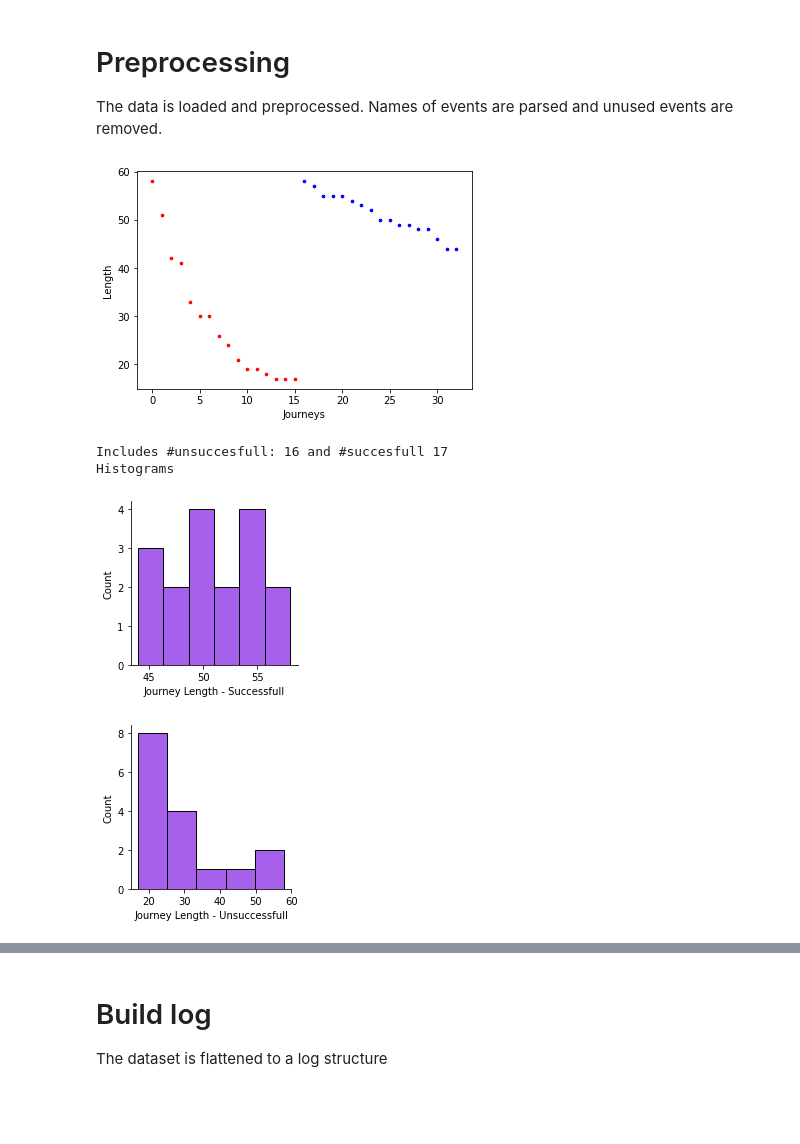
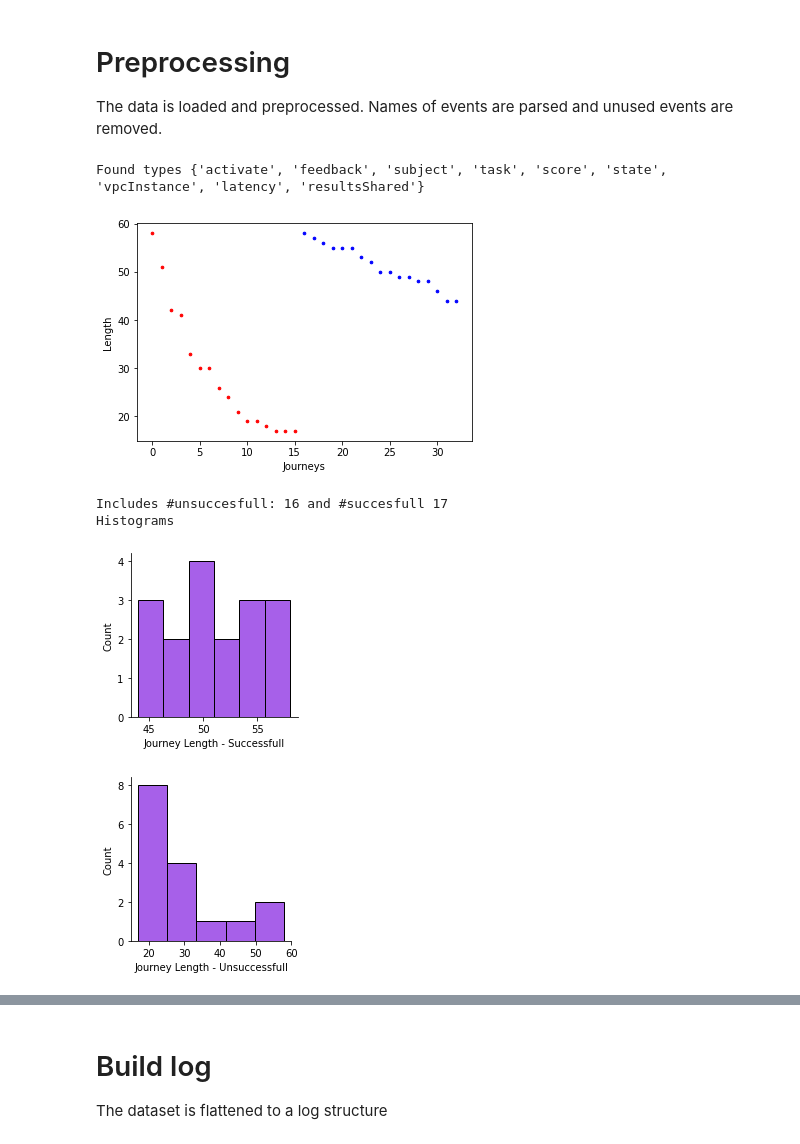
Before and after one commit to smartjourneymining/User-Journey-Games, a Jupyter notebook: case_study.ipynb, the cells around one changed output, grey strips where cells are left out. Cells and saved outputs as stored; diff of their text form; code cells hidden in the pictures; blank space fills up the shorter version.

Commit message:
updates on time series analysis

```diff
--- a/case_study.ipynb
+++ b/case_study.ipynb
@@ -22,15 +27,22 @@ Names of events are parsed and unused events are removed.
 # %%
 # removes unused events and parses event names
 def process_touchpoint_names(df):
-    running_df = df[df['Type'].isin(['state', 'feedback','subject', 'task'])].copy()
+    print("Found types", set(df['Type']))
+    running_df = df[df['Type'].isin(['state', 'feedback','subject', 'task', 'resultsShared'])].copy()
+    running_df['concept:name'] = running_df['concept:name'].str.replace('\n', "") # rows might contain line-breaks; for different A, B, C tasks
     running_df['concept:name'] = running_df['concept:name'].str.replace(r"loggedIn.*","loggedIn") # removes feedback attributes
     running_df['concept:name'] = running_df['concept:name'].str.replace(r"\[.*\]","") # removes feedback attributes
     running_df['concept:name'] = running_df['concept:name'].str.replace(",", "")
     running_df['concept:name'] = running_df['concept:name'].str.split('version').str[0]
+
     running_df['concept:name'] = running_df['concept:name'].str.split('Time used').str[0]
+
     running_df['concept:name'] = running_df['concept:name'].str.split('taskDownloaded').str[0]
+
     running_df['concept:name'] = running_df['concept:name'].str.split('testCompleted').str[0]
+
     running_df['concept:name'] = running_df['concept:name'].str.split('itemCompleted').str[0]
+
     running_df['concept:name'] = running_df['concept:name'].str.strip()
 
     m = running_df['concept:name'].str.contains("survey:")
@@ -43,7 +55,7 @@ def process_touchpoint_names(df):
 
 # Filters the dataset to only contain traces with length in [lower_bound, upper_bound]
 def get_filtered_df(path, lower_bound = 15, upper_bound = 60):
-    df = pd.read_csv(path, index_col = 0)
+    df = pd.read_csv(path, sep = ";")
     log_csv = dataframe_utils.convert_timestamp_columns_in_df(df)
     log_csv = log_csv.sort_values('Timestamp')
 
@@ -82,10 +94,18 @@ def get_filtered_df(path, lower_bound = 15, upper_bound = 60):
 
     return developers_df
 # %%
-filtered_df = get_filtered_df("data.csv")
+filtered_df_old = get_filtered_df("data.csv")
+s1 = set(filtered_df_old["concept:name"])
+
+started = filtered_df_old[filtered_df_old["concept:name"]=="registered"]
+times = started["time:timestamp"]
+print(min(times), max(times)) # two years
+print(max(times)-min(times), (max(times)-min(times)).total_seconds())
+WINDOW_SIZE = (max(times)-min(times)).total_seconds()
 # %% [output]
+Found types {'activate', 'feedback', 'subject', 'task', 'score', 'state', 'vpcInstance', 'latency', 'resultsShared'}
-[figure, old version]
+[figure, new version]
-Includes #unsuccesfull: 16 and #succesfull 17
-Histograms
+Includes #unsuccesfull: 16 and #succesfull 17
+Histograms
-[figure, old version]
+[figure, new version]
 [figure]
```
Also changed, not shown: parts of 45 cells of this notebook.
